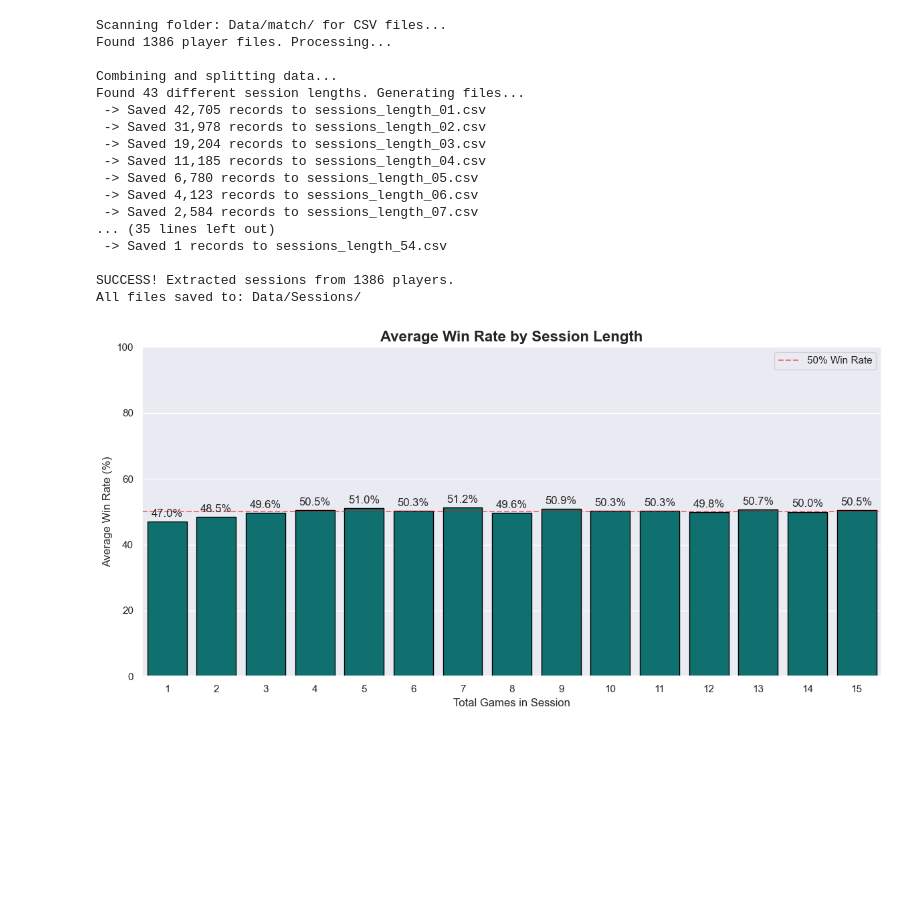
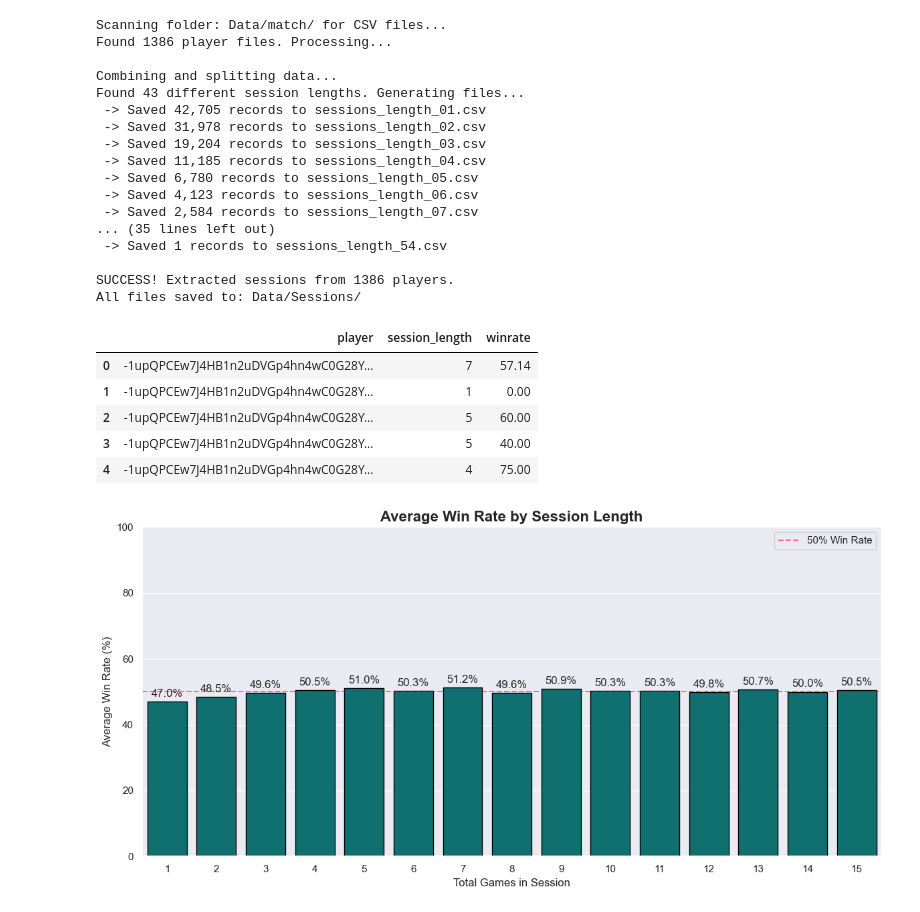
Before and after one commit to kasiwarrior/Winrate_proj, a Jupyter notebook: SessionProcessor.ipynb, the cells around one changed output. Cells and saved outputs as stored; diff of their text form; code cells hidden in the pictures; blank space fills up the shorter version.

Commit message:
lite matte å så. denna metod är drabbad av survivor biuas (tror jag) ci borde anylisera varje spelares session inte alla session grupperade med varandra (tror jag)

```diff
--- a/SessionProcessor.ipynb
+++ b/SessionProcessor.ipynb
@@ -2,6 +2,9 @@
 import os
 import glob
 import pandas as pd
+import numpy as np
+from scipy import stats
+import statsmodels.api as sm
 
 # ==========================================
 # SETTINGS
@@ -89,33 +92,40 @@ if all_player_sessions:
         # Use :02d to format single digits with a leading zero (e.g., 01, 02) so the files sort alphabetically!
         filename = f"sessions_length_{int(length):02d}.csv"
         filepath = os.path.join(OUTPUT_DIR, filename)
 
         # Save to CSV
         group_df.to_csv(filepath, index=False)
         print(f" -> Saved {len(group_df):,} records to {filename}")
 
     print(f"\nSUCCESS! Extracted sessions from {processed_count} players.")
     print(f"All files saved to: {OUTPUT_DIR}")
 else:
     print("No valid data found to process.")
+final_df.head()
 # %% [output]
 Scanning folder: Data/match/ for CSV files...
 Found 1386 player files. Processing...
 
 Combining and splitting data...
 Found 43 different session lengths. Generating files...
  -> Saved 42,705 records to sessions_length_01.csv
  -> Saved 31,978 records to sessions_length_02.csv
  -> Saved 19,204 records to sessions_length_03.csv
  -> Saved 11,185 records to sessions_length_04.csv
  -> Saved 6,780 records to sessions_length_05.csv
  -> Saved 4,123 records to sessions_length_06.csv
  -> Saved 2,584 records to sessions_length_07.csv
 ... (35 lines left out)
  -> Saved 1 records to sessions_length_54.csv
 
 SUCCESS! Extracted sessions from 1386 players.
 All files saved to: Data/Sessions/
+|  | player | session_length | winrate |
+| 0 | -1upQPCEw7J4HB1n2uDVGp4hn4wC0G28Y... | 7 | 57.14 |
+| 1 | -1upQPCEw7J4HB1n2uDVGp4hn4wC0G28Y... | 1 | 0.00 |
+| 2 | -1upQPCEw7J4HB1n2uDVGp4hn4wC0G28Y... | 5 | 60.00 |
+| 3 | -1upQPCEw7J4HB1n2uDVGp4hn4wC0G28Y... | 5 | 40.00 |
+| 4 | -1upQPCEw7J4HB1n2uDVGp4hn4wC0G28Y... | 4 | 75.00 |
 # %%
 import matplotlib.pyplot as plt
 import seaborn as sns
```
Also changed, not shown: parts of 9 cells of this notebook.
